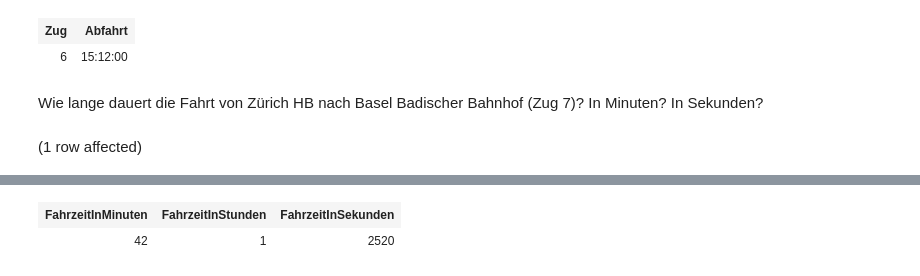
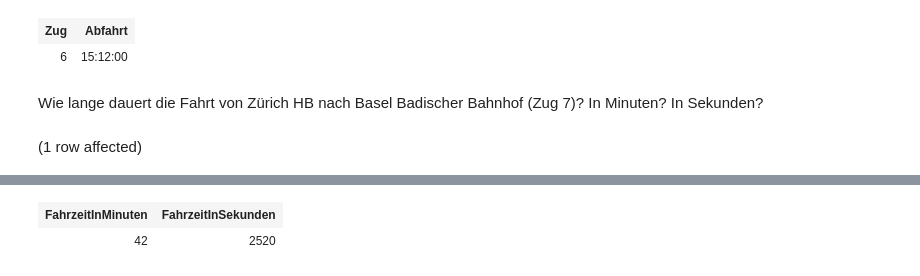
Before and after one commit to dDreistein/DatenModellieren, a Jupyter notebook: DatenAuslesenZugdatenbank.ipynb, the cells around one changed output, grey strips where cells are left out. Drawn from its saved outputs; the diff is of its cells as text; code cells hidden in the pictures.

```diff
--- a/DatenAuslesenZugdatenbank.ipynb
+++ b/DatenAuslesenZugdatenbank.ipynb
@@ -186,7 +186,6 @@ Total execution time: 00:00:00.016
 Wie lange dauert die Fahrt von Zürich HB nach Basel Badischer Bahnhof (Zug 7)? In Minuten? In Sekunden?
 # %%
 SELECT SUM(DATEDIFF(MINUTE, Abfahrt, Ankunft)) AS FahrzeitInMinuten,
-SUM(DATEDIFF(HOUR, Abfahrt, Ankunft)) AS FahrzeitInStunden,
 SUM(DATEDIFF(SECOND, Abfahrt, Ankunft)) AS FahrzeitInSekunden
 FROM Verbindet
 WHERE Zug = 7
@@ -196,2 +195,2 @@ Total execution time: 00:00:00.004
-| FahrzeitInMinuten | FahrzeitInStunden | FahrzeitInSekunden |
-| 42 | 1 | 2520 |
+| FahrzeitInMinuten | FahrzeitInSekunden |
+| 42 | 2520 |
```
Also changed, not shown: parts of 3 cells of this notebook, 1 other file.
